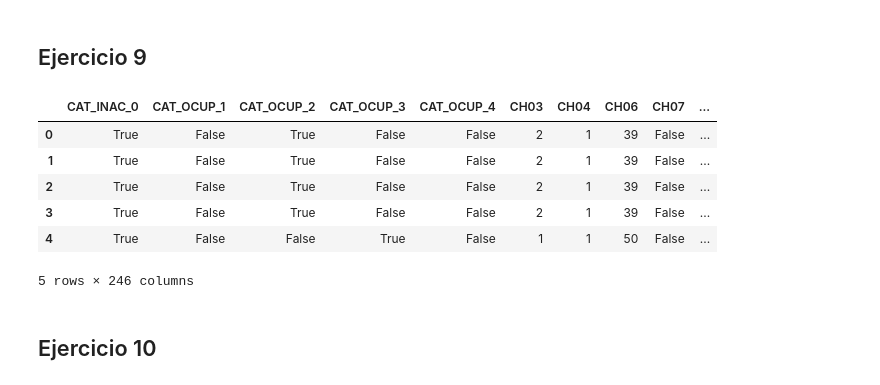
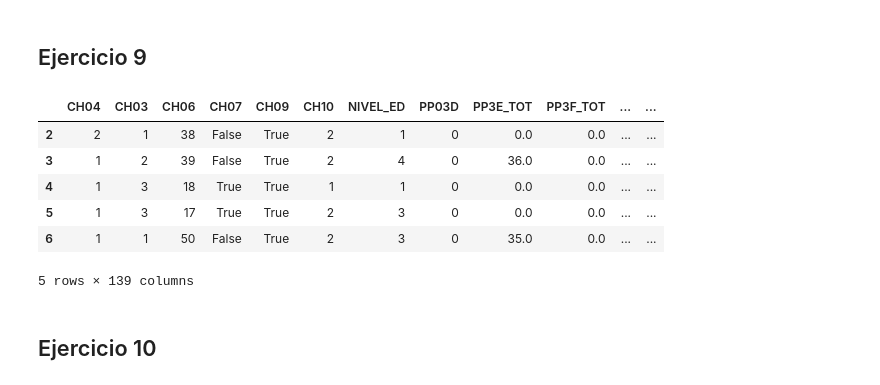
Before and after one commit to leonelifernandez12/labo_datos, a Jupyter notebook: tp_2.ipynb, the cells around one changed output. Cells and saved outputs as stored; diff of their text form; code cells hidden in the pictures.

```diff
--- a/tp_2.ipynb
+++ b/tp_2.ipynb
@@ -76,16 +78,18 @@ df_datos.head()
 ## Ejercicio 4
 # %%
 columnas_con_faltantes = [
-    "PP03C", "PP03D",  "PP3E_TOT", "PP3F_TOT",
-    "PP03G", "PP03H",  "PP03I",    "PP03J",
-    "PP03K", "PP04B1", "PP04B2",   "PP04B3_ANO",
-    "PP04C", "PP04A",  "PP04A1",   "PP04G",
-    "INTENSI"
+    "EMPLEO",     "PP03C",    "PP03D",
+    "PP3E_TOT",   "PP3F_TOT", "PP03G",
+    "PP03H",      "PP03I",    "PP03J",
+    "PP03K",      "PP04B1",   "PP04B2",
+    "PP04B3_ANO", "PP04C",    "PP04A",
+    "PP04A1",     "PP04G",    "INTENSI",
+    #"SECTOR",
 ]
 
 print("Eliminación de NA")
 print(f"Antes:   {df_datos[columnas_con_faltantes].isna().sum().sum()} NA")
-df_datos = df_datos.fillna({ columna: 0 for columna in columnas_con_faltantes })
+df_datos = df_datos.fillna({ columna: 0 for columna in columnas_a_mantener })
 print(f"Después: {df_datos[columnas_con_faltantes].isna().sum().sum()} NA")
 
 df_datos.head()
@@ -106,7 +110,7 @@ Después: 0 NA
 print("Eliminación de Filas Sin Ingresos Totales")
 print(f"Antes:   {len(df_datos)}")
 
-df_datos = df_datos[df_datos["P47T"] > 0]
+df_datos = df_datos[df_datos["P47T"] >= 0]
 
 print(f"Después: {len(df_datos)}")
 
@@ -138,2 +142,15 @@ Después: 15542
 # %% [markdown]
 ## Ejercicio 7
+# %%
+df_datos = df_datos.astype({
+    columna: int
+    for columna in [
+        "PP03C",  "PP03D",  "PP03G",      "PP03H",
+        "PP03I",  "PP03J",  "PP03K",      "INTENSI",
+        "PP04A",  "PP04A1", "PP04G",      "SECTOR",
+        "PP04B1", "PP04B2", "PP04B3_ANO", "PP04C",
+        "EMPLEO",
+    ]
+})
+
+df_datos.head()
@@ -163,11 +360,12 @@ df_datos.head()
 ## Ejercicio 8
 # %%
 df_clean = df_datos.copy()
+df_clean = df_clean[df_clean["PP04C"] != 99]
 
 df_clean["CH07"] = np.where(df_clean["CH07"] == 5, True, False)
 df_clean["CH09"] = np.where(df_clean["CH09"] == 1, True, False)
 
 df_clean["NIVEL_ED"] = df_clean["NIVEL_ED"].replace(7, 0)
 
-df_clean[["CH07", "CH09", "NIVEL_ED"]]
+df_clean[["PP04C", "CH07", "CH09", "NIVEL_ED"]]
 # %% [output]
@@ -189,20 +387,16 @@ df_clean[["CH07", "CH09", "NIVEL_ED"]]
 # %% [markdown]
 ## Ejercicio 9
 # %%
-df_clustering = pd.merge(
-    df_clean[df_clean.columns.difference(["SECTOR"])],
-    pd.get_dummies(df_clean, columns=["SECTOR"])
-)
-
+df_clustering = pd.get_dummies(df_clean, columns=["SECTOR"], drop_first=False)
 df_clustering.head()
 # %% [output]
-|  | CAT_INAC_0 | CAT_OCUP_1 | CAT_OCUP_2 | CAT_OCUP_3 | CAT_OCUP_4 | CH03 | CH04 | CH06 | CH07 | ... |
-| 0 | True | False | True | False | False | 2 | 1 | 39 | False | ... |
-| 1 | True | False | True | False | False | 2 | 1 | 39 | False | ... |
-| 2 | True | False | True | False | False | 2 | 1 | 39 | False | ... |
-| 3 | True | False | True | False | False | 2 | 1 | 39 | False | ... |
-| 4 | True | False | False | True | False | 1 | 1 | 50 | False | ... |
+|  | CH04 | CH03 | CH06 | CH07 | CH09 | CH10 | NIVEL_ED | PP03D | PP3E_TOT | PP3F_TOT | ... | ... |
+| 2 | 2 | 1 | 38 | False | True | 2 | 1 | 0 | 0.0 | 0.0 | ... | ... |
+| 3 | 1 | 2 | 39 | False | True | 2 | 4 | 0 | 36.0 | 0.0 | ... | ... |
+| 4 | 1 | 3 | 18 | True | True | 1 | 1 | 0 | 0.0 | 0.0 | ... | ... |
+| 5 | 1 | 3 | 17 | True | True | 2 | 3 | 0 | 0.0 | 0.0 | ... | ... |
+| 6 | 1 | 1 | 50 | False | True | 2 | 3 | 0 | 35.0 | 0.0 | ... | ... |
-5 rows × 246 columns
+5 rows × 139 columns
 # %% [markdown]
 ## Ejercicio 10
 # %%
```
Also changed, not shown: parts of 31 cells of this notebook.
